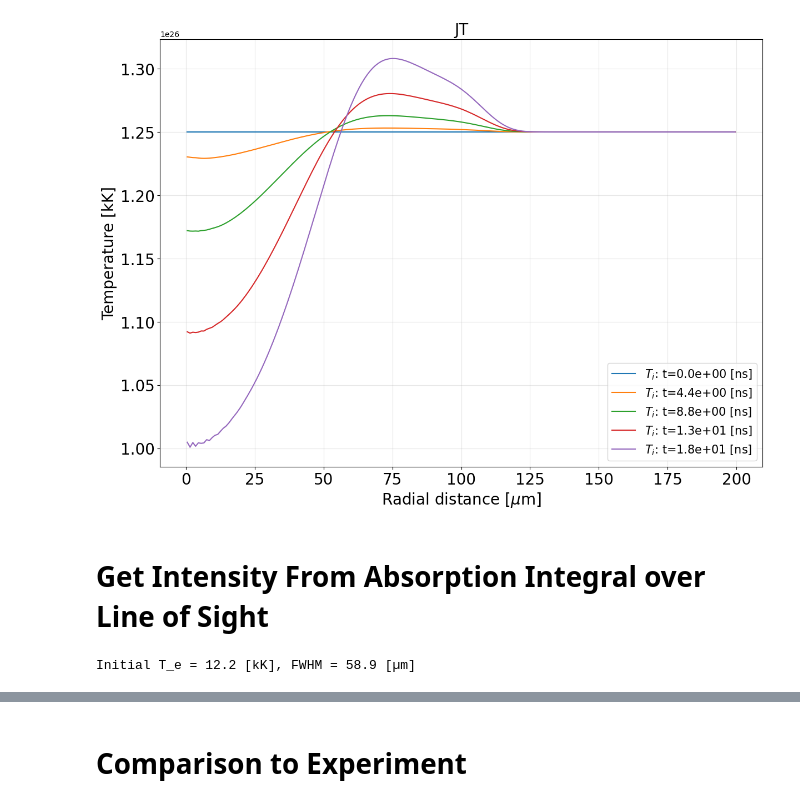
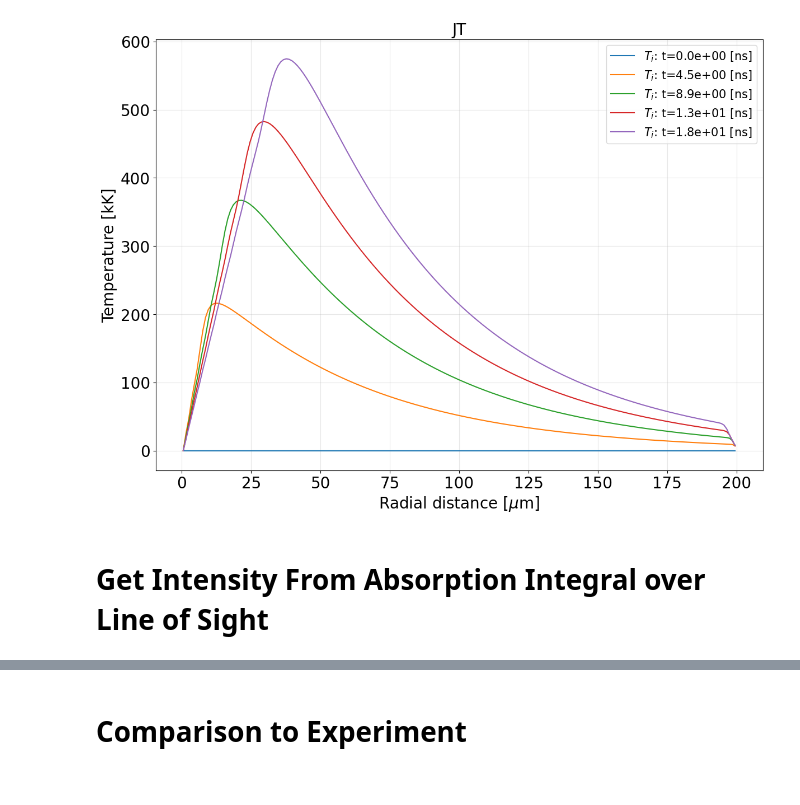
Before and after one commit to MurilloGroupMSU/Two-Temperature-Model, a Jupyter notebook: Xenon_Hydro_with_Absorption.ipynb, the cells around one changed output, grey strips where cells are left out. Drawn from its saved outputs; the diff is of its cells as text; code cells hidden in the pictures.

```diff
--- a/Xenon_Hydro_with_Absorption.ipynb
+++ b/Xenon_Hydro_with_Absorption.ipynb
@@ -32,9 +33,9 @@ HTML("""
 # %%
 grid  = Cylindrical_Grid(200e-6, N=200)
 Z, A = 54, 131
-Te_initial, Ti_initial = 20.6e3, 0#16.60952380952381e3, 9.32e3 #[K]
+Te_initial, Ti_initial = 26.4e3, 0#20.6e3, 0#16.60952380952381e3, 9.32e3 #[K]
 temperature_measurement_width = 20e-6 # [m]
-gaussian_FWHM = 105.2e-6
+gaussian_FWHM = 124.3e-6 #105.2e-6
 n0 = 1.25e20 *1e6
 
 dih_file = "/home/zach/plasma/TTM/data/Xe5bar_DIH_profile_data.txt"
@@ -44,7 +45,7 @@ dih_file = "/home/zach/plasma/TTM/data/Xe5bar_DIH_profile_data.txt"
 Xenon_jt = Experiment(grid, n0, Z, A, Te_initial, Ti_initial, gaussian_FWHM, temperature_measurement_width,
                       gas_name='Xenon', model = "SMT", ion_temperature_model = 'MD',
                       ion_temperature_file=dih_file, electron_temperature_model='gaussian',
-                      Te_experiment_is_peak=True, super_gaussian_power=1)
+                      Te_experiment_is_peak=True, super_gaussian_power=0.5)
 
 ttm = HydroModel(Xenon_jt, model = "SMT")
 
@@ -77,34 +103,34 @@ def plot_temp_profiles(ttm, plot_times = None, ax = None, title='', normalized=F
         t = ttm.t_saved_list[ti]
         if normalized==True:
             ax.plot(grid.cell_centers*1e6, ttm.Te_list[ti][:-1]/ttm.Te_list[ti][0], '--', color=colors[plot_idx], label=f"$T_e$: t={t*1e9:.1e} [ns]")
             ax.plot(grid.cell_centers*1e6, ttm.Ti_list[ti][:-1]/ttm.Ti_list[ti][0], '-' , color=colors[plot_idx], label=f"$T_i$: t={t*1e9:.1e} [ns]")
         else:
 #             ax.plot(grid.cell_centers*1e6, ttm.Te_list[ti][:-1]*1e-3, '--', color=colors[plot_idx], label=f"$T_e$: t={t*1e9:.1e} [ns]")
 #             ax.plot(grid.cell_centers*1e6, ttm.Ti_list[ti][:-1]*1e-3, '-' , color=colors[plot_idx], label=f"$T_i$: t={t*1e9:.1e} [ns]")
-            ax.plot(grid.cell_centers*1e6, ttm.n_i_list[ti][:-1], '-' , color=colors[plot_idx], label=f"$T_i$: t={t*1e9:.1e} [ns]")
+            ax.plot(grid.cell_centers*1e6, ttm.v_list[ti][:-1], '-' , color=colors[plot_idx], label=f"$T_i$: t={t*1e9:.1e} [ns]")
 #             ax.plot(grid.cell_centers*1e6, (ttm.n__list[ti][:-1])/(ttm.n_i_list[ti][:-1]), '.', color=colors[plot_idx], label=f"$T_e$: t={t*1e9:.1e} [ns]")
 #             ax.plot(grid.cell_centers*1e6, (ttm.Te_list[ti][1:])-(ttm.Te_list[ti][:-1]), '.', color=colors[plot_idx], label=f"$T_e$: t={t*1e9:.1e} [ns]")
 #             ax.plot(grid.cell_centers*1e6, (ttm.Ti_list[ti][1:])-(ttm.Ti_list[ti][:-1]), '.', color=colors[plot_idx], label=f"$T_e$: t={t*1e9:.1e} [ns]")
 
         # plot_idx += 1
 
 
     # Plot settings
     ax.set_xlabel(r"Radial distance [$\mu$m]",fontsize=20)
     ax.set_ylabel("Temperature [kK]",fontsize=20)
     ax.tick_params(labelsize=20)
 #     ax.set_xlim(55,85)
 #     ax.set_ylim(0,3)
 #     ax.set_yscale('log')
     ax.legend(fontsize=15)
     ax.grid(alpha = 0.3)
     ax.set_title(title, fontsize=20)
 
 
 fig, ax = plt.subplots(1,1, figsize=(14,10),facecolor='w')
 ax = np.array([ax])
 plot_temp_profiles(ttm, ax = ax[0], title='JT', normalized=False, plot_times=None)#[12,13,14])
 # %% [output]
-[figure, old version]
+[figure, new version]
 # %% [markdown]
 # Get Intensity From Absorption Integral over Line of Sight
@@ -276,5 +136,0 @@ class Measurements():
-# %%
-exp_measurement = Measurements(Z, A, ttm.grid.r, ttm.n_e, ttm.n_i, ttm.Te, ttm.Ti, R_max = 100e-6, Nx = 500, Nz=100)
-print("Initial T_e = {0:.1f} [kK], FWHM = {1:.1f} [µm]".format(float(exp_measurement.Te_fit)/1e3, exp_measurement.FWHM*1e6))
-# %% [output]
-Initial T_e = 12.2 [kK], FWHM = 58.9 [µm]
```
Also changed, not shown: parts of 19 cells of this notebook, 8 other files.
